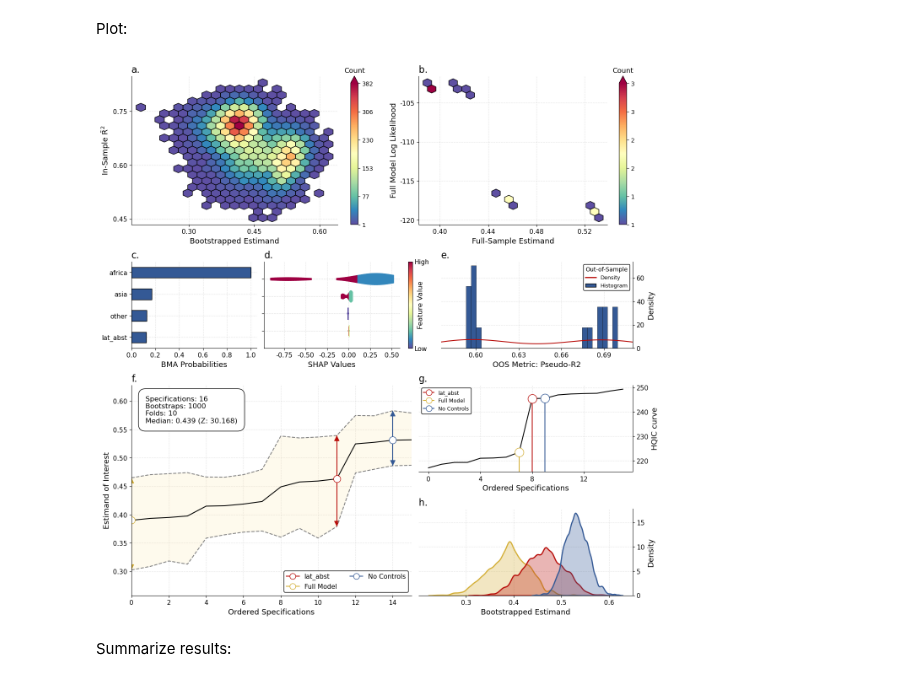
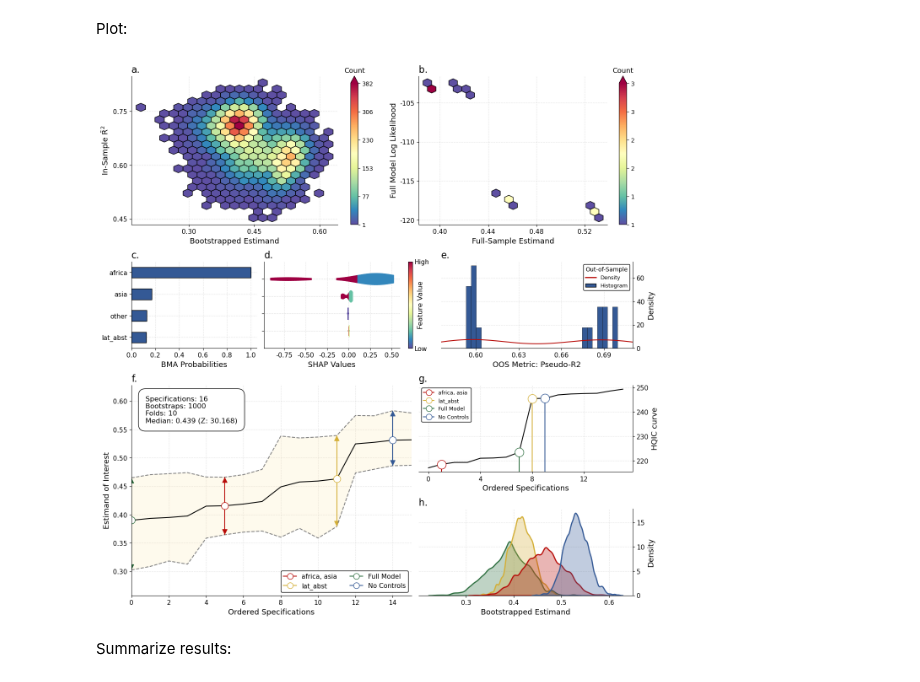
Before and after one commit to RobustiPy/robustipy, a Jupyter notebook: empirical_examples/empirical_type1_acemoglu.ipynb, the cells around one changed output. Cells and saved outputs as stored; diff of their text form; code cells hidden in the pictures.

```diff
--- a/empirical_examples/empirical_type1_acemoglu.ipynb
+++ b/empirical_examples/empirical_type1_acemoglu.ipynb
@@ -96,16 +96,16 @@ acemoglu_robust_results = acemoglu_robust.get_results()
 # %% [markdown]
 Plot:
 # %%
-acemoglu_robust_results.plot(specs=[['lat_abst']],
+acemoglu_robust_results.plot(specs=[['lat_abst'], ['africa', 'asia']],
                              ic='hqic',
                              ext='pdf',
                              ci=0.95,
                              loess=False,figpath = '../figures',
                              project_name='acemoglu_example',
                              figsize=(16, 16)
                             )
 # %% [output]
-[figure, old version]
+[figure, new version]
 # %% [markdown]
 Summarize results:
 # %%
```
Also changed, not shown: parts of 3 cells of this notebook, 3 other files.
